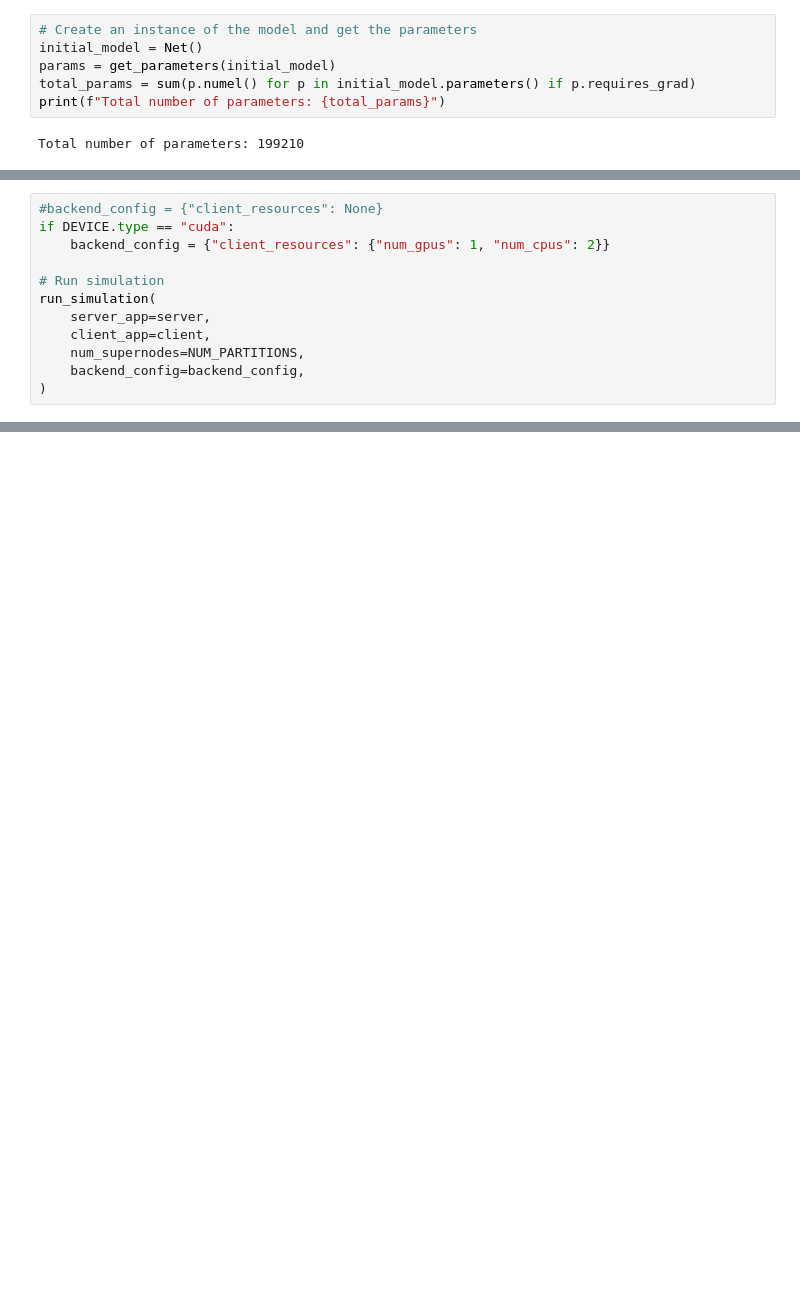
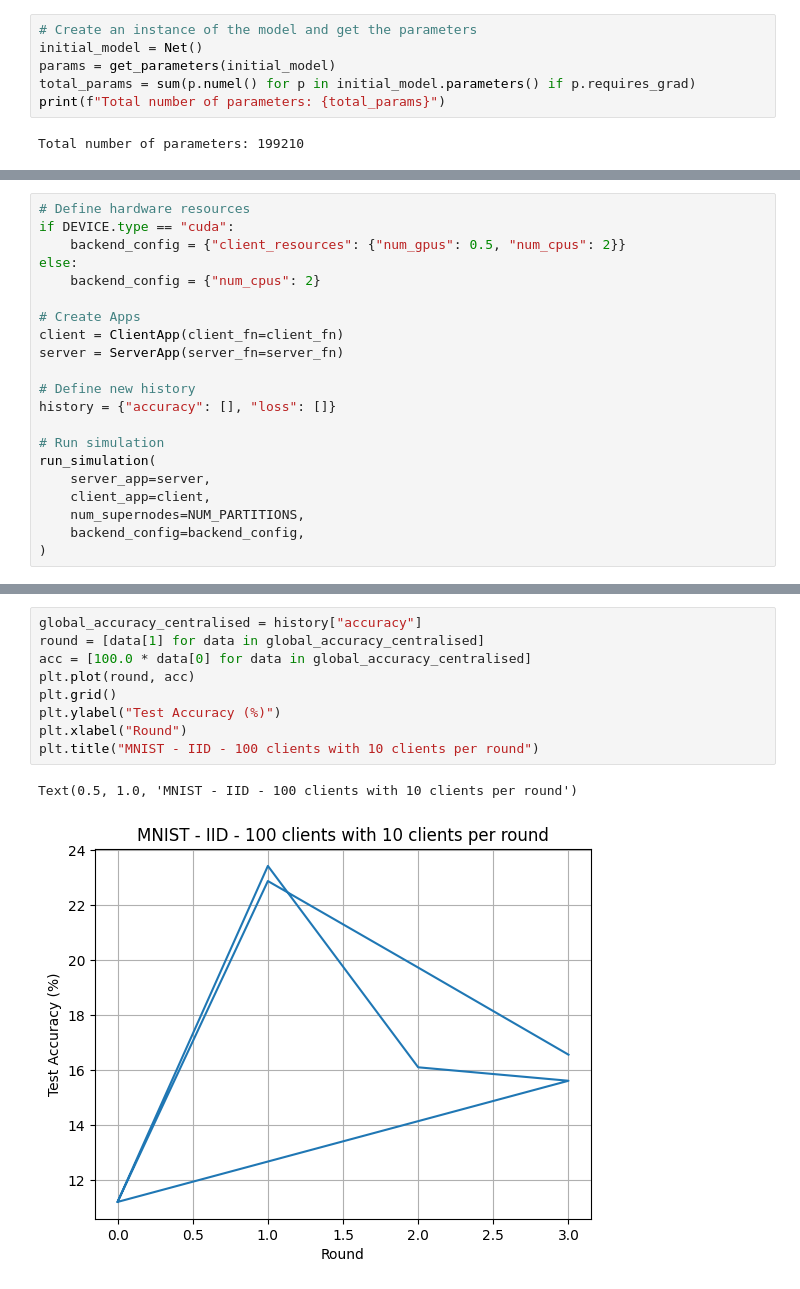
Before and after one commit to artsasse/fedkan, a Jupyter notebook: Flower_MNIST_MLP.ipynb, the cells around one changed output, grey strips where cells are left out. Drawn from its saved outputs; the diff is of its cells as text; blank space fills up the shorter version.

Commit message:
set (some) seeds, collect and plot data

```diff
--- a/Flower_MNIST_MLP.ipynb
+++ b/Flower_MNIST_MLP.ipynb
@@ -258,7 +467,16 @@ server = ServerApp(server_fn=server_fn)
 # %%
-#backend_config = {"client_resources": None}
+# Define hardware resources
 if DEVICE.type == "cuda":
-    backend_config = {"client_resources": {"num_gpus": 1, "num_cpus": 2}}
+    backend_config = {"client_resources": {"num_gpus": 0.5, "num_cpus": 2}}
+else:
+    backend_config = {"num_cpus": 2}
+
+# Create Apps
+client = ClientApp(client_fn=client_fn)
+server = ServerApp(server_fn=server_fn)
+
+# Define new history
+history = {"accuracy": [], "loss": []}
 
 # Run simulation
 run_simulation(
@@ -357,0 +594,12 @@ Server-side evaluation loss 0.05260447753667832 / accuracy 0.7822
+# %%
+global_accuracy_centralised = history["accuracy"]
+round = [data[1] for data in global_accuracy_centralised]
+acc = [100.0 * data[0] for data in global_accuracy_centralised]
+plt.plot(round, acc)
+plt.grid()
+plt.ylabel("Test Accuracy (%)")
+plt.xlabel("Round")
+plt.title("MNIST - IID - 100 clients with 10 clients per round")
+# %% [output]
+Text(0.5, 1.0, 'MNIST - IID - 100 clients with 10 clients per round')
+[figure, added]
```
Also changed, not shown: parts of 33 cells of this notebook.
